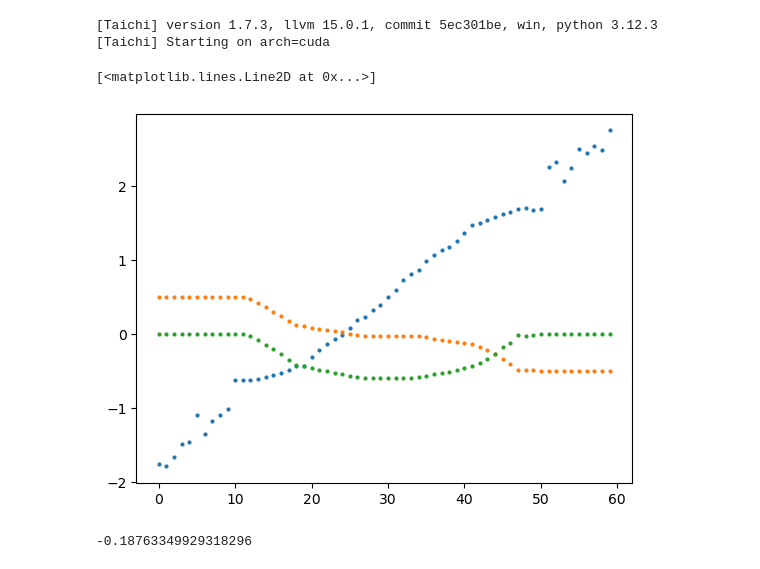
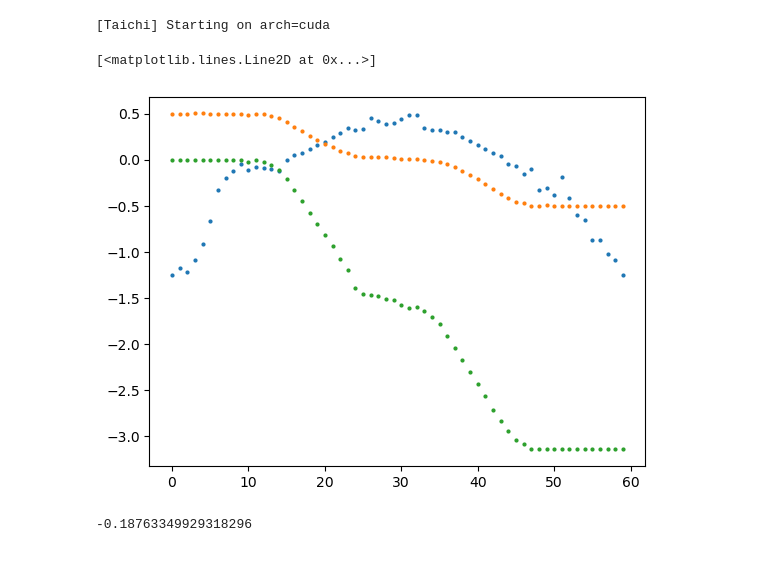
Before and after one commit to ShengzhiWu/moving-sofa-problem, a Jupyter notebook: src/制作动画.ipynb, the cells around one changed output. Drawn from its saved outputs; the diff is of its cells as text; code cells hidden in the pictures.

```diff
--- a/src/制作动画.ipynb
+++ b/src/制作动画.ipynb
@@ -1,31 +1,31 @@
 # %%
 import numpy as np
 # from scipy.ndimage import zoom
 import matplotlib.pyplot as plt
 import taichi as ti
 from utils import get_sofa, monotonicly_interpolate
 from PIL import Image
 # from IPython.display import display
 
 ti.init(arch=ti.gpu)
 
 # xs, ys, rotations = np.load('../trajectory/双拐角_offset2.0/sofa_488.npy')
-xs, ys, rotations = np.load('../trajectory/双拐角_offset1/sofa_3394.npy')
+# xs, ys, rotations = np.load('../trajectory/双拐角_offset1/sofa_3394.npy')
+xs, ys, rotations = np.load('../trajectory/180°拐角/sofa_1302.npy')
 
 # 数据点
 plt.plot(xs, 'o', markersize=2)
 plt.plot(ys, 'o', markersize=2)
 plt.plot(rotations, 'o', markersize=2)
 
 # 插值结果
 # plt.plot(zoom(xs, zoom=101, order=1))
 # plt.plot(zoom(ys, zoom=101, order=1))
 # plt.plot(zoom(rotations, zoom=101, order=1))
 # %% [output]
-[Taichi] version 1.7.3, llvm 15.0.1, commit 5ec301be, win, python 3.12.3
 [Taichi] Starting on arch=cuda
 [<matplotlib.lines.Line2D at 0x...>]
-[figure, old version]
+[figure, new version]
 # %%
 np.min(rotations) / np.pi
 # %% [output]
```
Also changed, not shown: parts of 6 cells of this notebook, 2 other files.
